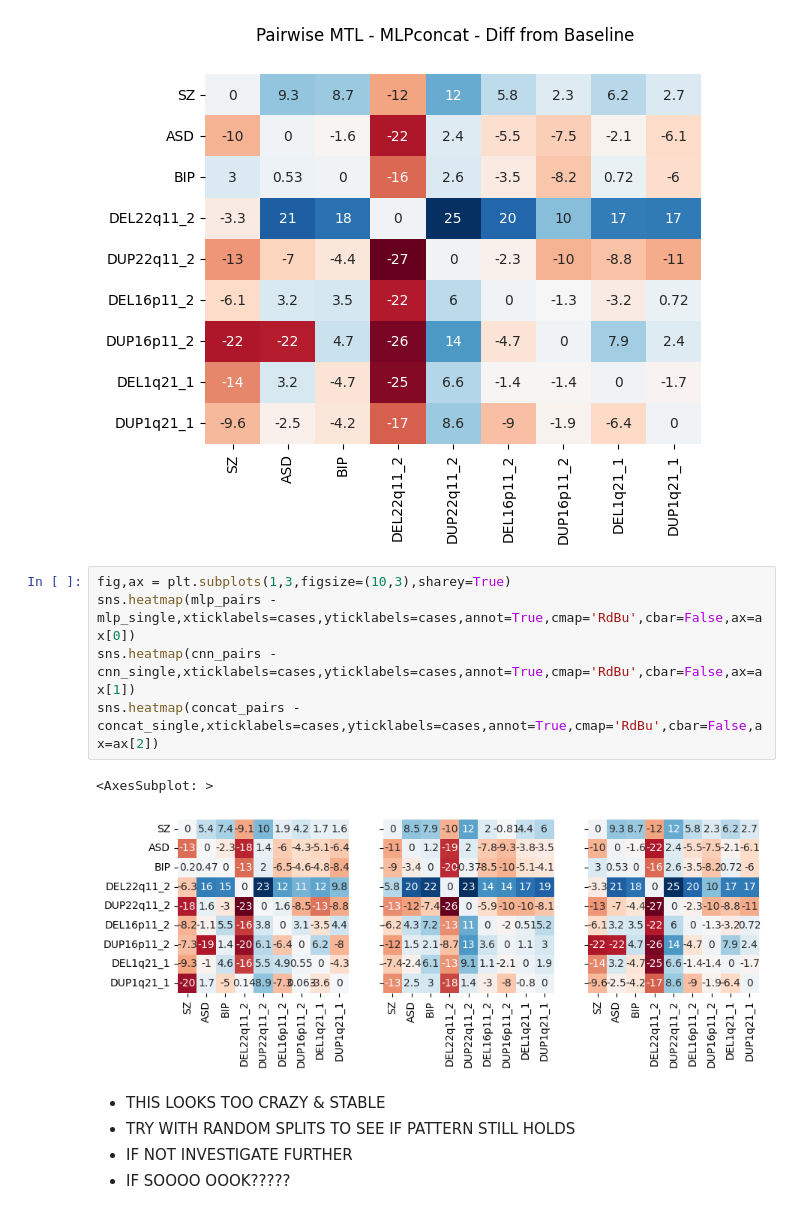
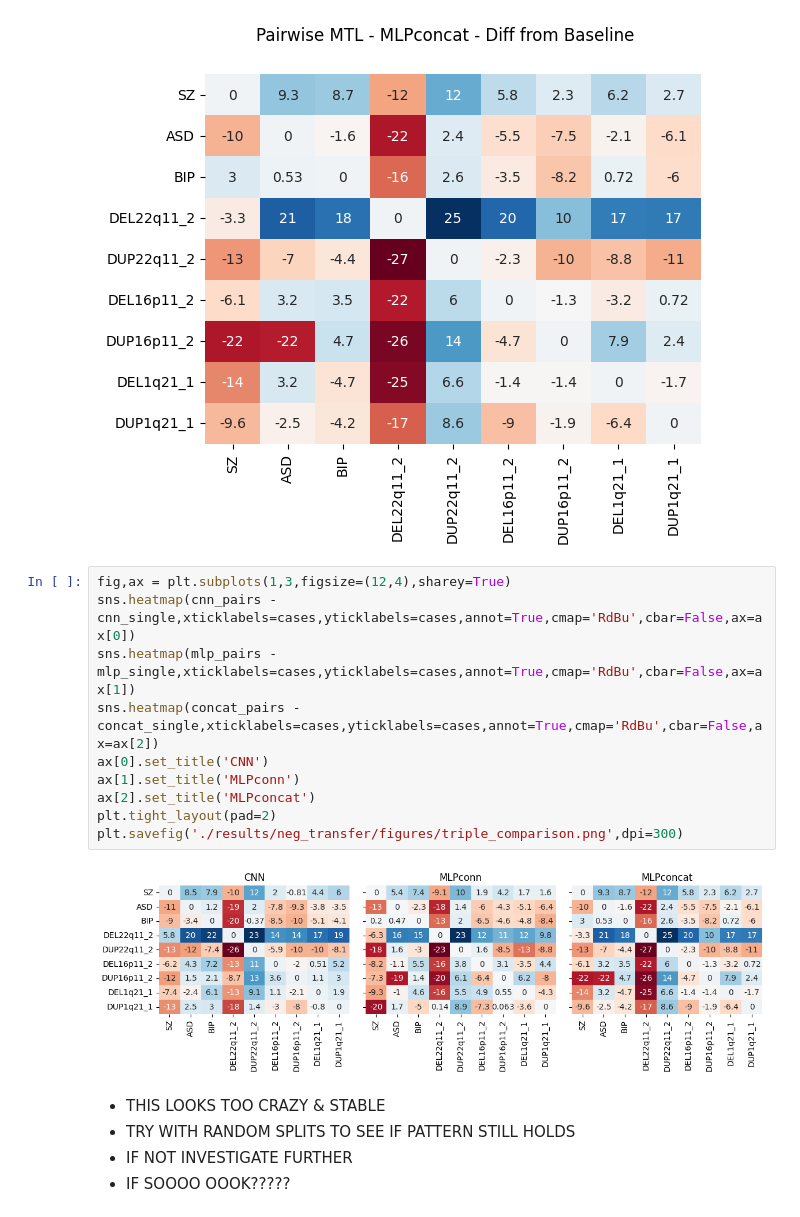
Before and after one commit to harveyaa/neuropsych_mtl, a Jupyter notebook: MTL/neg_transfer.ipynb, the cells around one changed output. Drawn from its saved outputs; the diff is of its cells as text.

Commit message:
updated neg transfer notebooks w results & plots

```diff
--- a/MTL/neg_transfer.ipynb
+++ b/MTL/neg_transfer.ipynb
@@ -205,13 +205,17 @@ plt.suptitle('Pairwise MTL - MLPconcat - Diff from Baseline')
 Text(0.5, 0.98, 'Pairwise MTL - MLPconcat - Diff from Baseline')
 [figure]
 # %%
-fig,ax = plt.subplots(1,3,figsize=(10,3),sharey=True)
-sns.heatmap(mlp_pairs - mlp_single,xticklabels=cases,yticklabels=cases,annot=True,cmap='RdBu',cbar=False,ax=ax[0])
-sns.heatmap(cnn_pairs - cnn_single,xticklabels=cases,yticklabels=cases,annot=True,cmap='RdBu',cbar=False,ax=ax[1])
+fig,ax = plt.subplots(1,3,figsize=(12,4),sharey=True)
+sns.heatmap(cnn_pairs - cnn_single,xticklabels=cases,yticklabels=cases,annot=True,cmap='RdBu',cbar=False,ax=ax[0])
+sns.heatmap(mlp_pairs - mlp_single,xticklabels=cases,yticklabels=cases,annot=True,cmap='RdBu',cbar=False,ax=ax[1])
 sns.heatmap(concat_pairs - concat_single,xticklabels=cases,yticklabels=cases,annot=True,cmap='RdBu',cbar=False,ax=ax[2])
+ax[0].set_title('CNN')
+ax[1].set_title('MLPconn')
+ax[2].set_title('MLPconcat')
+plt.tight_layout(pad=2)
+plt.savefig('./results/neg_transfer/figures/triple_comparison.png',dpi=300)
 # %% [output]
-<AxesSubplot: >
-[figure, old version]
+[figure, new version]
 # %% [markdown]
 - THIS LOOKS TOO CRAZY & STABLE
 - TRY WITH RANDOM SPLITS TO SEE IF PATTERN STILL HOLDS
```
Also changed, not shown: 1 other file.
